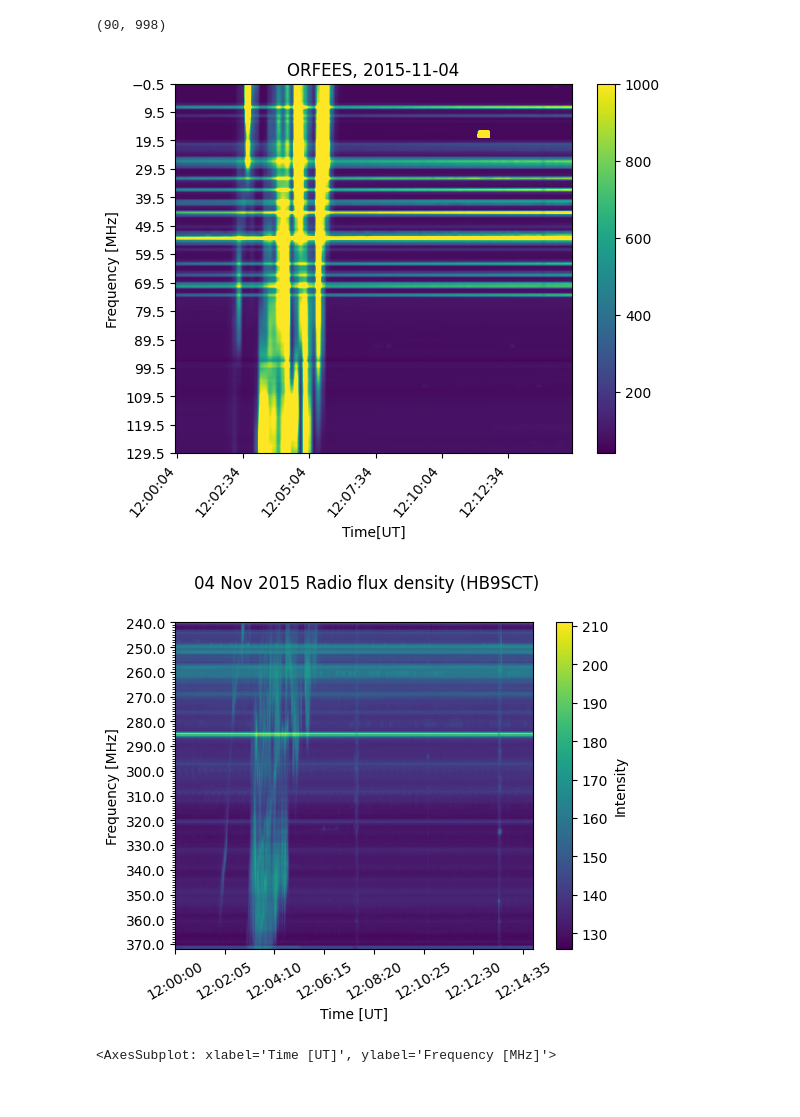
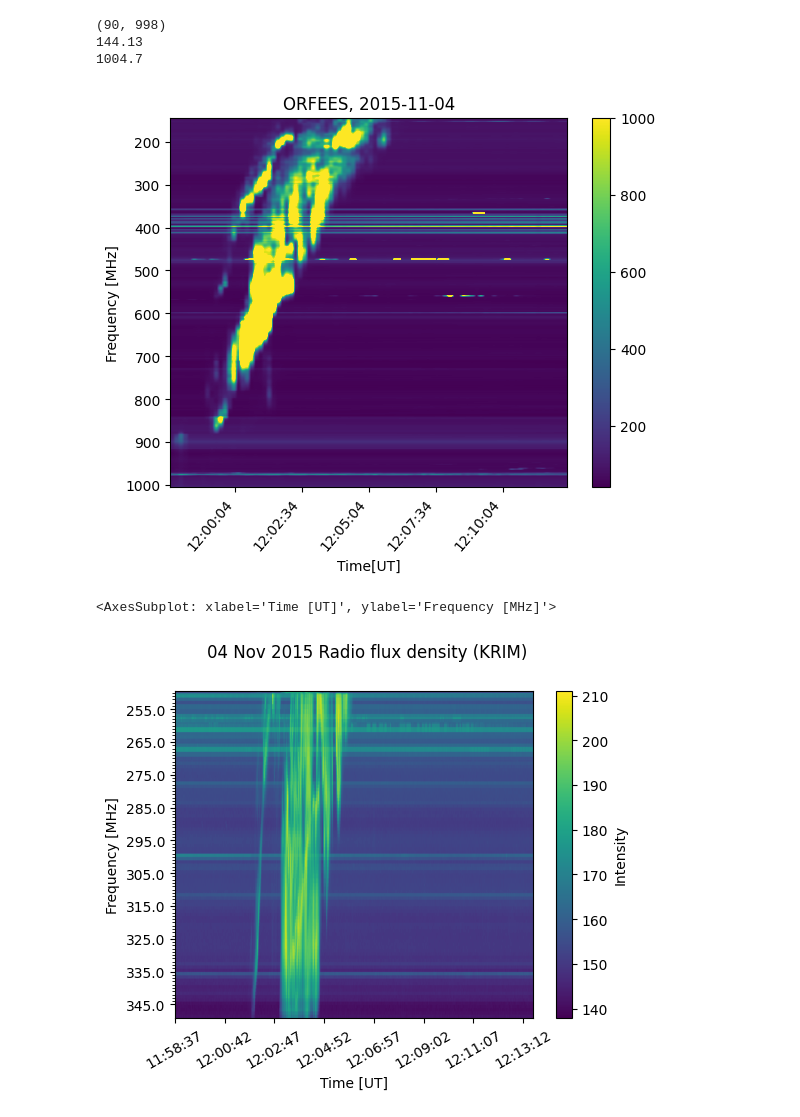
Before and after one commit to i4Ds/eCallistoValidation, a Jupyter notebook: validation/Orfees/Test_orfees.ipynb, the cells around one changed output. Saved outputs shown, nothing was run; the diff lists cells and outputs as text; code cells hidden in the pictures.

```diff
--- a/validation/Orfees/Test_orfees.ipynb
+++ b/validation/Orfees/Test_orfees.ipynb
@@ -22,7 +23,7 @@ from matplotlib.dates import MinuteLocator
 # %%
 # final Version
 
-class OrfeesSpectrogram(CallistoSpectrogram):
+class OrfeesSpectrogram():
 
     def __init__(self, file=None,  t_label="Time",  f_label="Frequency"):
         data = {}
@@ -64,7 +65,7 @@ class OrfeesSpectrogram(CallistoSpectrogram):
         data_SI_B4 = h_data.STOKESI_B4
         data_SI_B5 = h_data.STOKESI_B5
 
-        # TIME_B: Time in seconn per bann
+        # TIME_B: Time in seconn per band
         time_1 = h_data.TIME_B1
         time_2 = h_data.TIME_B2
         time_3 = h_data.TIME_B3
@@ -84,7 +85,7 @@ class OrfeesSpectrogram(CallistoSpectrogram):
         data = np.concatenate([data_SI_B1,data_SI_B2,data_SI_B3,data_SI_B4,data_SI_B5],axis=1)
 
         return {
-            "data": data,
+            "data": data,  #[:, 240:370],
             "time_axis": time_axis,
             "freq_axis": freq_axis,
             "date_obs": date_obs,
@@ -111,23 +112,26 @@ class OrfeesSpectrogram(CallistoSpectrogram):
         fig, ax = plt.subplots()
         dates = self.convert_ms_to_date()
 
-        # xa = ax.get_xaxis()
-        # ya = ax.get_yaxis()
-
-        # dist = (self.freq_axis[0] - self.freq_axis[-1]) / 15
-        # dist = max(round(dist, -1), 10)
-
-        # ya.set_major_locator(
-        #         IndexLocator(
-        #             dist, offset=0
-        #         )
-        #     )
-
         ax.xaxis.set_major_locator(MaxNLocator(prune='both', nbins=6))
         ax.set_xticklabels(dates[::int(len(dates)//30 )], rotation = 50, horizontalalignment="right")
 
-        plt.imshow(self.data[:, 240:370].transpose(), vmin = self.data.min(), vmax = 1000, aspect="auto")
+        # plt.yticks(np.linspace(self.freq_axis.min(),self.freq_axis.max(), 15 )) #15
+
+        xmin = min(self.time_axis)
+        xmax = max(self.time_axis)
+        ymin = min(self.freq_axis)
+        ymax = max(self.freq_axis)
+
+        # spec = CallistoSpectrogram.from_url('http://soleil.i4ds.ch/solarradio/data/2002-20yy_Callisto/2015/11/04/HB9SCT_20151104_120000_59.fit.gz')
+
+        # resized_data = self.resize_array(self.data, spec.shape[1],spec.shape[0])
+        plt.imshow(self.data.transpose(), vmin = self.data.min(), origin='lower',vmax = 1000,aspect="auto", extent=[xmin, xmax, ymin, ymax])   # [:, 240:370]
+        # plt.yticks(np.arange(self.freq_axis.min(),self.freq_axis.max(), 50))
+
+
         plt.colorbar()
+
+        plt.gca().set_ylim(ymax, ymin)
 
         plt.title(f"ORFEES, {self.date_obs}")
         plt.xlabel('Time[UT]')
@@ -136,14 +140,21 @@ class OrfeesSpectrogram(CallistoSpectrogram):
         plt.show()
 # %%
 orfees = OrfeesSpectrogram("./orfees_files/int_orf20151104_120000_10.fts")
+start = orfees.time_end_obs
+print(start)
 print(orfees.data.shape)
+print(orfees.freq_axis.min())
+print(orfees.freq_axis.max())
 orfees.peek()
+plt.show()
 # %% [output]
 (90, 998)
+144.13
+1004.7
-[figure, old version]
+[figure, new version]
 # %%
-spec = CallistoSpectrogram.from_url('http://soleil.i4ds.ch/solarradio/data/2002-20yy_Callisto/2015/11/04/HB9SCT_20151104_120000_59.fit.gz')
-spec.peek()
+spec3 = CallistoSpectrogram.from_url('http://soleil.i4ds.ch/solarradio/data/2002-20yy_Callisto/2015/11/04/KRIM_20151104_115837_00.fit.gz')
+spec3.plot()
 # %% [output]
+<AxesSubplot: xlabel='Time [UT]', ylabel='Frequency [MHz]'>
-[figure, old version]
+[figure, new version]
-<AxesSubplot: xlabel='Time [UT]', ylabel='Frequency [MHz]'>
```
Also changed, not shown: parts of 13 cells of this notebook.
